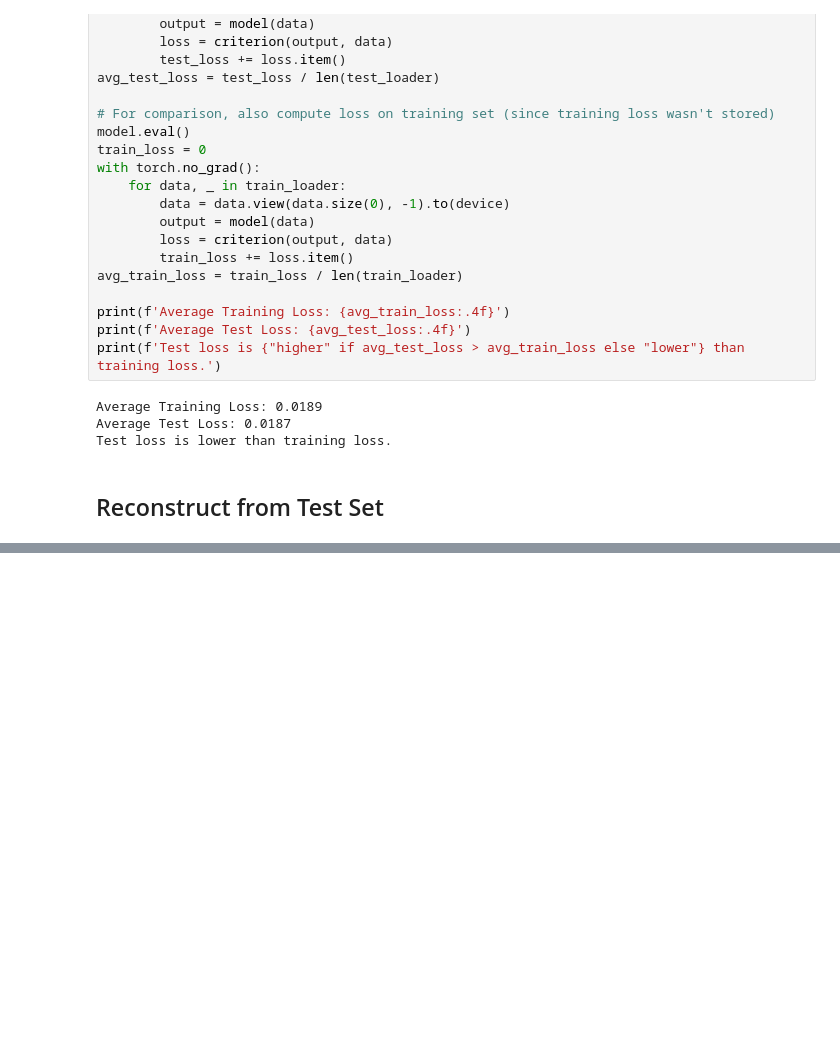
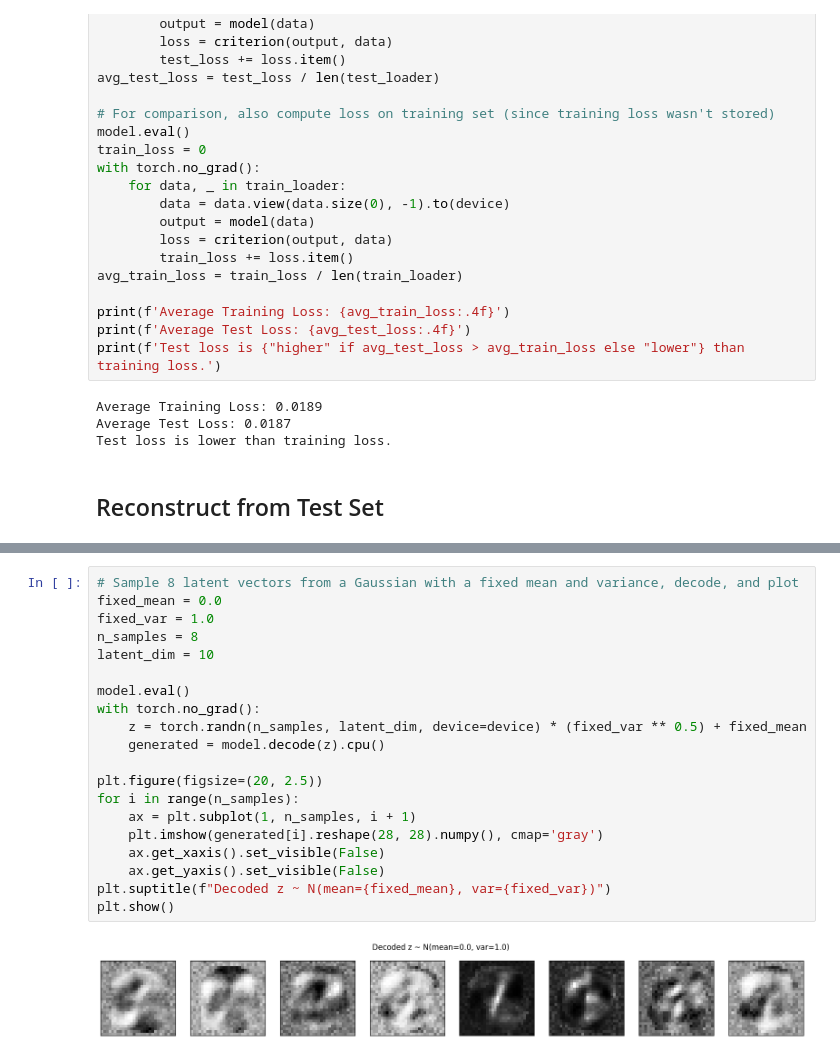
Before and after one commit to DL4DS/sp2026, a Jupyter notebook: lecture_collateral/vae/01_autoencoder_mnist.ipynb, the cells around one changed output, grey strips where cells are left out. Drawn from its saved outputs; the diff is of its cells as text; blank space fills up the shorter version.

Commit message:
add sampling and visualizations

```diff
--- a/lecture_collateral/vae/01_autoencoder_mnist.ipynb
+++ b/lecture_collateral/vae/01_autoencoder_mnist.ipynb
@@ -246,0 +252,22 @@ visualize_results(original_imgs, test_decoded_imgs, n=8)
+# %%
+# Sample 8 latent vectors from a Gaussian with a fixed mean and variance, decode, and plot
+fixed_mean = 0.0
+fixed_var = 1.0
+n_samples = 8
+latent_dim = 10
+
+model.eval()
+with torch.no_grad():
+    z = torch.randn(n_samples, latent_dim, device=device) * (fixed_var ** 0.5) + fixed_mean
+    generated = model.decode(z).cpu()
+
+plt.figure(figsize=(20, 2.5))
+for i in range(n_samples):
+    ax = plt.subplot(1, n_samples, i + 1)
+    plt.imshow(generated[i].reshape(28, 28).numpy(), cmap='gray')
+    ax.get_xaxis().set_visible(False)
+    ax.get_yaxis().set_visible(False)
+plt.suptitle(f"Decoded z ~ N(mean={fixed_mean}, var={fixed_var})")
+plt.show()
+# %% [output]
+[figure, added]
```
Also changed, not shown: parts of 8 cells of this notebook.
